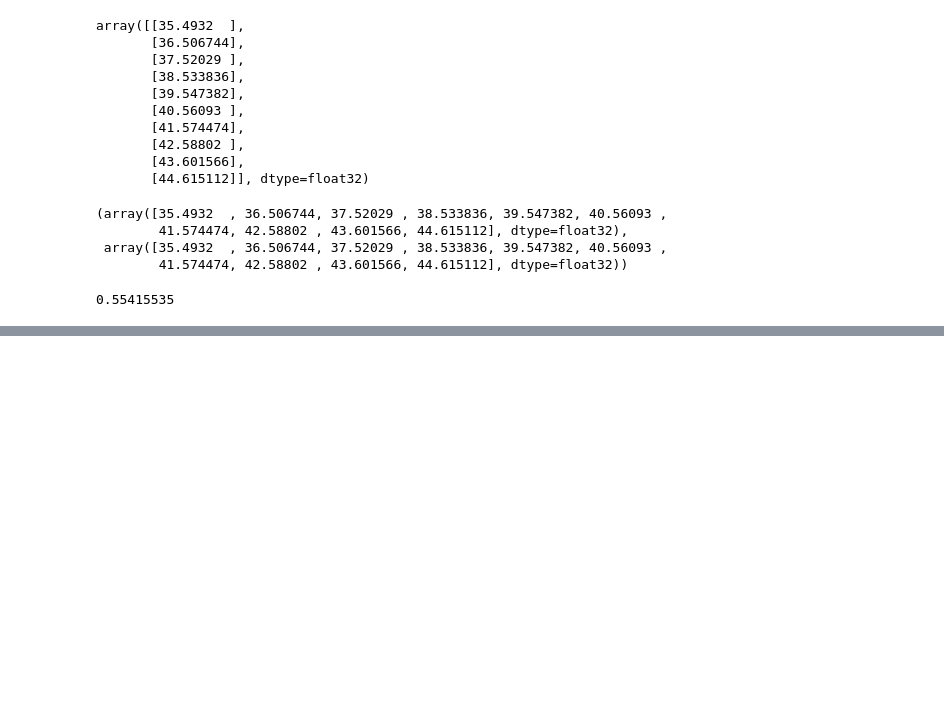
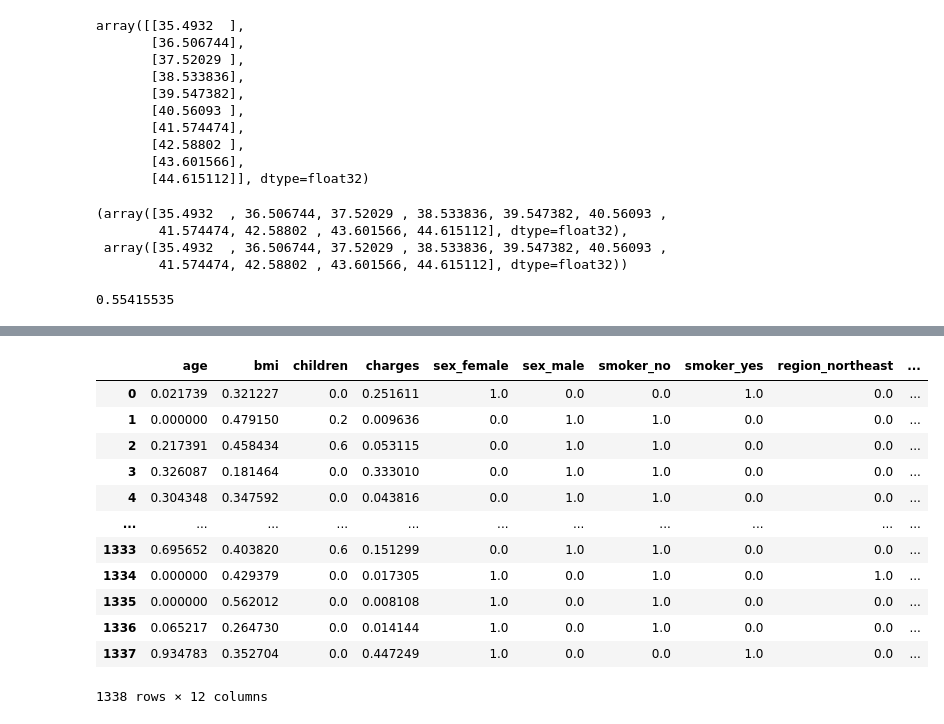
Before and after one commit to divyalaldinani/Deep-Learning-in-TensorFlow, a Jupyter notebook: 01_NN_with_regression_in_tensorflow.ipynb, the cells around one changed output, grey strips where cells are left out. Saved outputs shown, nothing was run; the diff lists cells and outputs as text; code cells hidden in the pictures; blank space fills up the shorter version.

```diff
--- a/01_NN_with_regression_in_tensorflow.ipynb
+++ b/01_NN_with_regression_in_tensorflow.ipynb
@@ -729,0 +762,21 @@ result
+# %%
+from sklearn.preprocessing import MinMaxScaler
+
+scaler = MinMaxScaler() #x' = (x-min)/(max-min)
+df_normalized = pd.DataFrame(scaler.fit_transform(df), columns = df.columns)
+# df_normalized = (df - df.min()) / (df.max() - df.min())
+df_normalized
+# %% [output]
+|  | age | bmi | children | charges | sex_female | sex_male | smoker_no | smoker_yes | region_northeast | ... |
+| 0 | 0.021739 | 0.321227 | 0.0 | 0.251611 | 1.0 | 0.0 | 0.0 | 1.0 | 0.0 | ... |
+| 1 | 0.000000 | 0.479150 | 0.2 | 0.009636 | 0.0 | 1.0 | 1.0 | 0.0 | 0.0 | ... |
+| 2 | 0.217391 | 0.458434 | 0.6 | 0.053115 | 0.0 | 1.0 | 1.0 | 0.0 | 0.0 | ... |
+| 3 | 0.326087 | 0.181464 | 0.0 | 0.333010 | 0.0 | 1.0 | 1.0 | 0.0 | 0.0 | ... |
+| 4 | 0.304348 | 0.347592 | 0.0 | 0.043816 | 0.0 | 1.0 | 1.0 | 0.0 | 0.0 | ... |
+| ... | ... | ... | ... | ... | ... | ... | ... | ... | ... | ... |
+| 1333 | 0.695652 | 0.403820 | 0.6 | 0.151299 | 0.0 | 1.0 | 1.0 | 0.0 | 0.0 | ... |
+| 1334 | 0.000000 | 0.429379 | 0.0 | 0.017305 | 1.0 | 0.0 | 1.0 | 0.0 | 1.0 | ... |
+| 1335 | 0.000000 | 0.562012 | 0.0 | 0.008108 | 1.0 | 0.0 | 1.0 | 0.0 | 0.0 | ... |
+| 1336 | 0.065217 | 0.264730 | 0.0 | 0.014144 | 1.0 | 0.0 | 1.0 | 0.0 | 0.0 | ... |
+| 1337 | 0.934783 | 0.352704 | 0.0 | 0.447249 | 1.0 | 0.0 | 0.0 | 1.0 | 0.0 | ... |
+1338 rows × 12 columns
```
Also changed, not shown: parts of 11 cells of this notebook.
